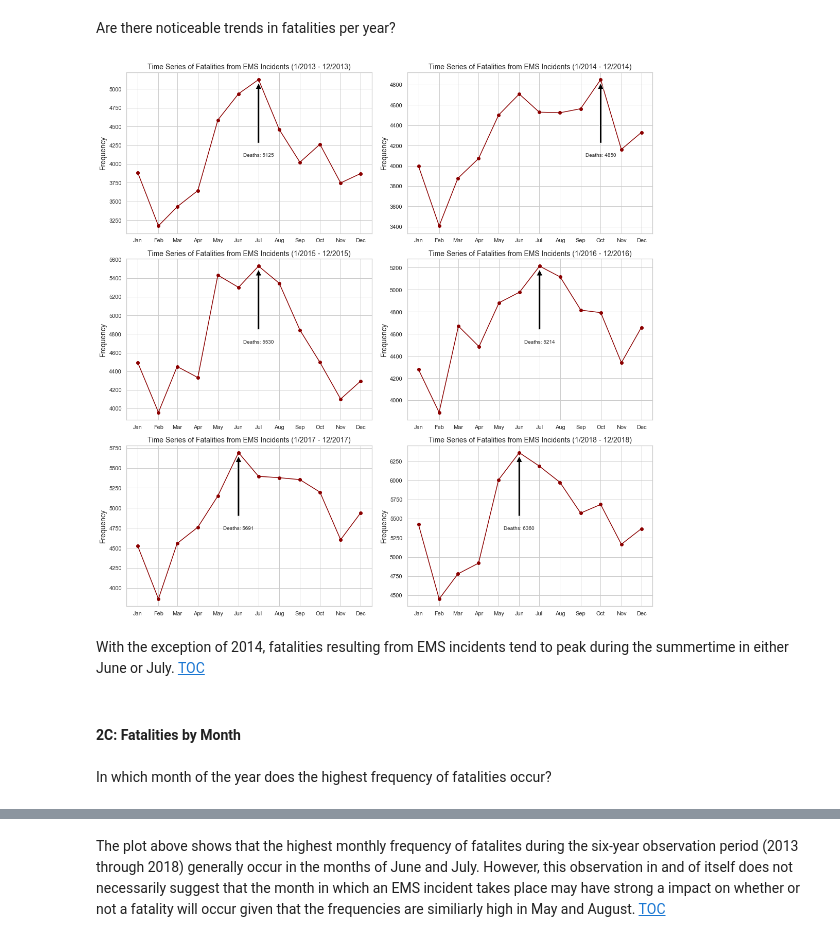
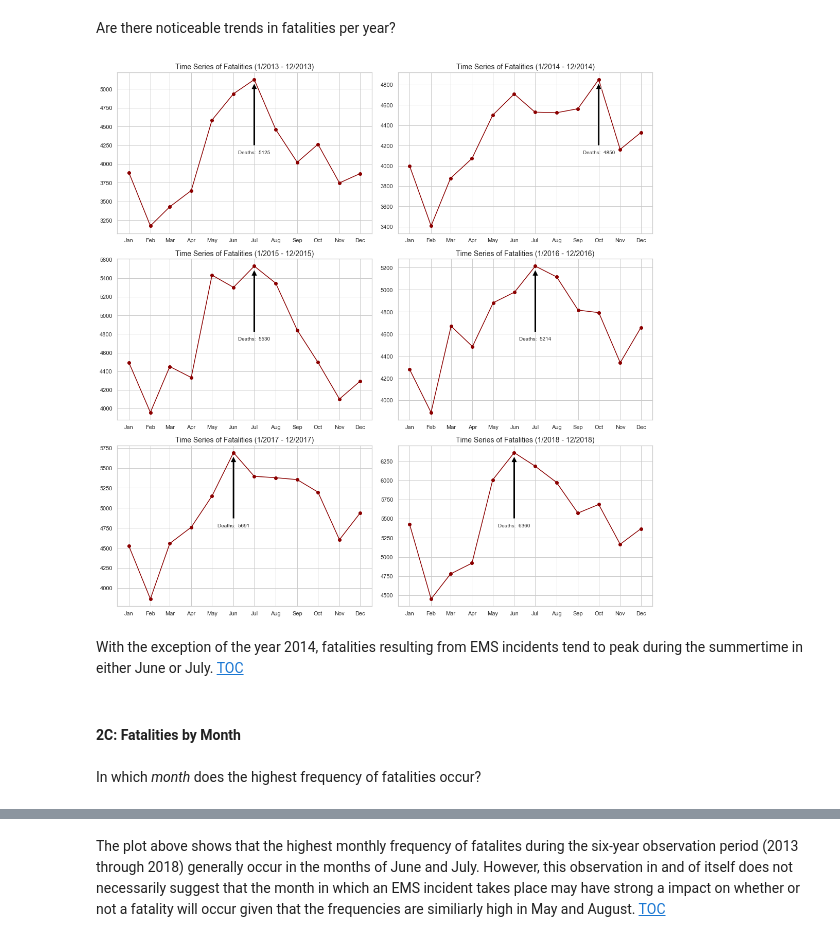
Before and after one commit to JD-Williams/Springboard, a Jupyter notebook: Capstones/Capstone 1/code/CP1-02_EDA.ipynb, the cells around one changed output, grey strips where cells are left out. Saved outputs shown, nothing was run; the diff lists cells and outputs as text; code cells hidden in the pictures.

```diff
--- a/Capstones/Capstone 1/code/CP1-02_EDA.ipynb
+++ b/Capstones/Capstone 1/code/CP1-02_EDA.ipynb
@@ -38,19 +38,20 @@ Exploratory data analysis was conducted prior to the development of any ML algor
 # Import packages and modules
 import pandas as pd
 import numpy as np
-import matplotlib.pyplot as plt
+
 import datetime
 import math
 import calendar
 import matplotlib.dates as mdates
 from collections import OrderedDict
-import seaborn as sns
 
+import matplotlib.pyplot as plt
+import seaborn as sb
 import shapefile as shp
 %matplotlib inline
 
-sns.set(style='whitegrid', palette='pastel', color_codes=True)
-sns.mpl.rc('figure', figsize=(10,6))
+sb.set(style='whitegrid', palette='pastel', color_codes=True)
+sb.mpl.rc('figure', figsize=(15,10))
 # %%
 # Assign file path
 file_path = '../data/clean_EMS_data.csv'
@@ -90,8 +117,0 @@ memory usage: 4.1 GB
-# %%
-# Change dtypes
-df['weekday'] = df.weekday.astype('category')
-df['borough'] = df.borough.astype('category')
-df['zipcode'] = df.zipcode.astype('category')
-df['held_indicator'] = df.held_indicator.astype('category')
-df['incident_dispatch_area'] = df.incident_dispatch_area.astype('category')
-df['incident_disposition_code'] = df.incident_disposition_code.astype('category')
@@ -190,4 +195,5 @@ Of the 7,988,028 observations used in this analysis, only 338,684 (~4.24%) resul
 How does the frequency of fatalities vary throughout the six-year reporting period?
 # %%
 # Group frequency of fatalities by month spanning 1/2013 - 12/2018
-death_plot = fatalities[['fatality']].groupby(fatalities.index.to_period("M")).sum()
+fate_yrs = fatalities[['fatality']].groupby(fatalities.index.to_period("M")).sum()
+#fate_yrs
@@ -307,48 +260,48 @@ Are there noticeable trends in fatalities per year?
 # %%
 # Create list of years spanned by dataset
 years = list(fatalities.index.year.unique())
 
 # Create tuples for start and end month of each year
-death_period = [(str(year)+'-01',str(year)+'-12') for year in years]
+fate_period = [(str(year)+'-01',str(year)+'-12') for year in years]
 
-# Create 'death_plot' subsets for each year
-dplot_arr = [death_plot.loc[str(s):str(e),:] for s,e in death_period]
+# Subset counts of monthly fatalities by year
+fate_arr = [fate_yrs.loc[str(s):str(e),:] for s,e in fate_period]
 
 # Initialize plot and axes
-nrows = int(math.ceil(len(dplot_arr)/2)) # half the length of 'dplot_arr'
+nrows = int(math.ceil(len(dplot_arr)/2)) # half the length of 'fate_arr'
 ncols = 2
-fig1B, ax1B = plt.subplots(nrows,ncols,figsize=(15,15),constrained_layout=True)
+fig2B, ax2B = plt.subplots(nrows,ncols,figsize=(15,15),constrained_layout=True)
 
-# Plot each 'death_plot' subset on its own axis
-for k, ax in enumerate(ax1B.flat):
-    ax.plot(np.array(dplot_arr[k].index.astype('datetime64')),
-            np.array(dplot_arr[k].fatality),
+# Visualize time series of fatalities for each year
+for k, ax in enumerate(ax2B.flat):
+    ax.plot(np.array(fate_arr[k].index.astype('datetime64')),
+            np.array(fate_arr[k].fatality),
             color='#8b0000',
             marker='o')
-    ax.set_title('Time Series of Fatalities from EMS Incidents (1/{0} - 12/{0})'
-                 .format(dplot_arr[k].index[0].year),size=14)
-    ax.set_ylabel('Frequency',size=14)
+    ax.set_title('Time Series of Fatalities (1/{0} - 12/{0})'
+                 .format(fate_arr[k].index[0].year),size=14)
+    ax.set_ylabel('',size=14)
 
     # Format xticks
     months = mdates.MonthLocator()
     month_fmt = mdates.DateFormatter('%b')
     ax.xaxis.set_major_locator(months)
     ax.xaxis.set_major_formatter(month_fmt)
 
     # Label maximum value
-    y_off = (float(dplot_arr[k].fatality.max()-dplot_arr[k].fatality.min())/2)
-    lbl_max_value(dplot_arr[k],ax,lbl_txt='',y_off=-y_off)
+    y_off = (float(fate_arr[k].fatality.max()-dplot_arr[k].fatality.min())/2)
+    lbl_metric_val(fate_arr[k].fatality,ax,np.max,lbl_txt='Deaths: ',x_off=0,y_off=-y_off)
 
 #plt.savefig('../graphics/CP1-02_fig02B.png') # Export plot to PNG file
 plt.show()
 # %% [output]
-[figure, old version]
+[figure, new version]
 # %% [markdown]
-With the exception of 2014, fatalities resulting from EMS incidents tend to peak during the summertime in either June or July. [TOC](#TOC)
+With the exception of the year 2014, fatalities resulting from EMS incidents tend to peak during the summertime in either June or July. [TOC](#TOC)
 # %% [markdown]
 <a id='Sec02C'></a>
 #### 2C: Fatalities by Month
 # %% [markdown]
-In which month of the year does the highest frequency of fatalities occur?
+In which _month_ does the highest frequency of fatalities occur?
 # %%
 # Subset all fatalities by month
```
Also changed, not shown: parts of 137 cells of this notebook.
